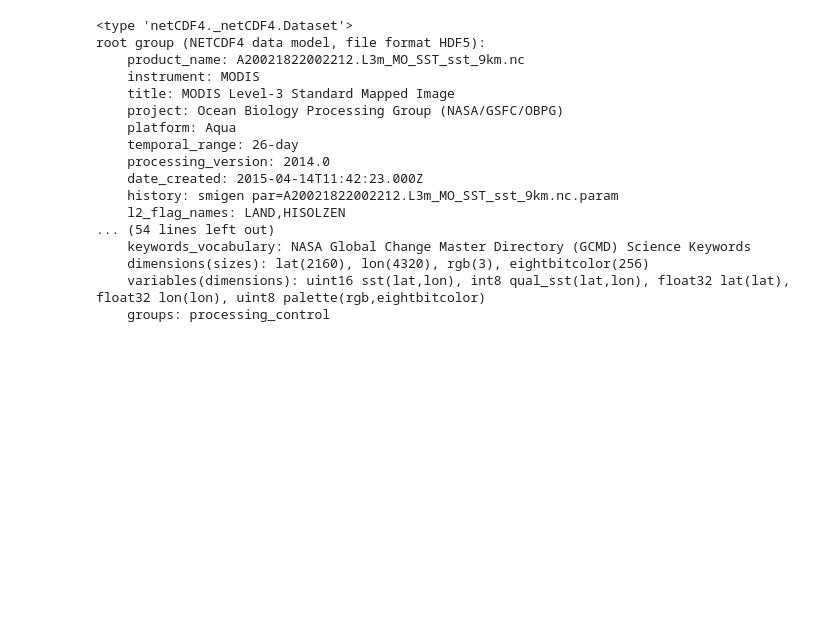
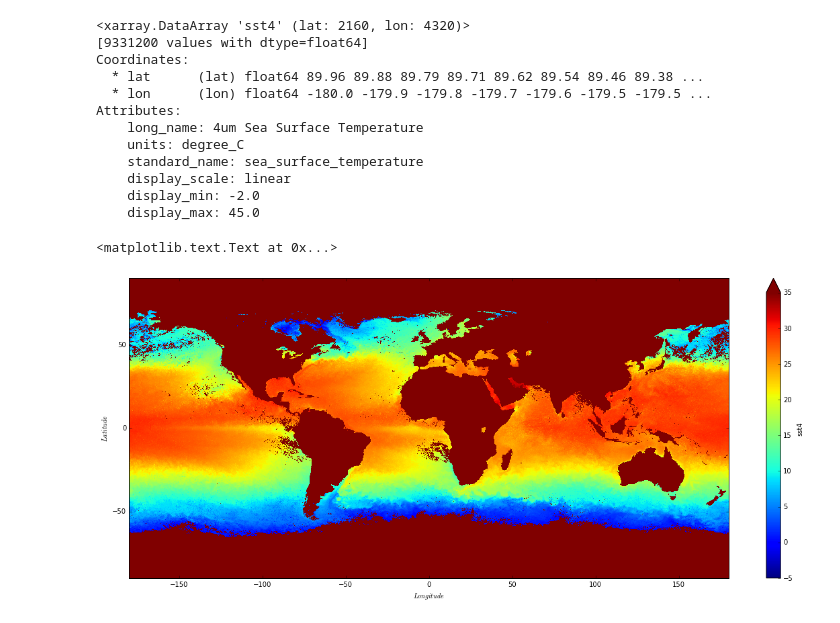
Before and after one commit to eapsclimate/marine-biology, a Jupyter notebook: algorithms/nitrate.ipynb, the cells around one changed output. Saved outputs shown, nothing was run; the diff lists cells and outputs as text; code cells hidden in the pictures; blank space fills up the shorter version.

```diff
--- a/algorithms/nitrate.ipynb
+++ b/algorithms/nitrate.ipynb
@@ -12,0 +8,4 @@ chl = Dataset('/Users/eapsclimate/Desktop/repositories/marine-biology/A200218220
+# %%
+data_sst = xr.open_dataset('/Users/eapsclimate/Desktop/repositories/marine-biology/data/sst_test.nc')
+data_chl = xr.open_dataset('/Users/eapsclimate/Desktop/repositories/marine-biology/data/chl_test.nc')
+data_no3 = xr.open_dataset('/Users/eapsclimate/Desktop/repositories/marine-biology/data/no3_test.nc')
@@ -13,20 +52,26 @@ chl = Dataset('/Users/eapsclimate/Desktop/repositories/marine-biology/A200218220
+# %%
+sst = data_sst.sst4
+chl = data_chl.chlor_a
 # %%
 sst
 # %% [output]
-<type 'netCDF4._netCDF4.Dataset'>
-root group (NETCDF4 data model, file format HDF5):
-    product_name: A20021822002212.L3m_MO_SST_sst_9km.nc
-    instrument: MODIS
-    title: MODIS Level-3 Standard Mapped Image
-    project: Ocean Biology Processing Group (NASA/GSFC/OBPG)
-    platform: Aqua
-    temporal_range: 26-day
-    processing_version: 2014.0
-    date_created: 2015-04-14T11:42:23.000Z
-    history: smigen par=A20021822002212.L3m_MO_SST_sst_9km.nc.param
-    l2_flag_names: LAND,HISOLZEN
-... (54 lines left out)
-    keywords_vocabulary: NASA Global Change Master Directory (GCMD) Science Keywords
-    dimensions(sizes): lat(2160), lon(4320), rgb(3), eightbitcolor(256)
-    variables(dimensions): uint16 sst(lat,lon), int8 qual_sst(lat,lon), float32 lat(lat), float32 lon(lon), uint8 palette(rgb,eightbitcolor)
-    groups: processing_control
+<xarray.DataArray 'sst4' (lat: 2160, lon: 4320)>
+[9331200 values with dtype=float64]
+Coordinates:
+  * lat      (lat) float64 89.96 89.88 89.79 89.71 89.62 89.54 89.46 89.38 ...
+  * lon      (lon) float64 -180.0 -179.9 -179.8 -179.7 -179.6 -179.5 -179.5 ...
+Attributes:
+    long_name: 4um Sea Surface Temperature
+    units: degree_C
+    standard_name: sea_surface_temperature
+    display_scale: linear
+    display_min: -2.0
+    display_max: 45.0
+# %%
+plt.rcParams['figure.figsize'] = (20, 8)
+sst.plot(vmin=-5, vmax=35, cmap='jet')
+plt.xlabel('$Longitude$')
+plt.ylabel('$Latitude$')
+# %% [output]
+<matplotlib.text.Text at 0x...>
+[figure, added]
```
Also changed, not shown: parts of 16 cells of this notebook, 2 other files.
